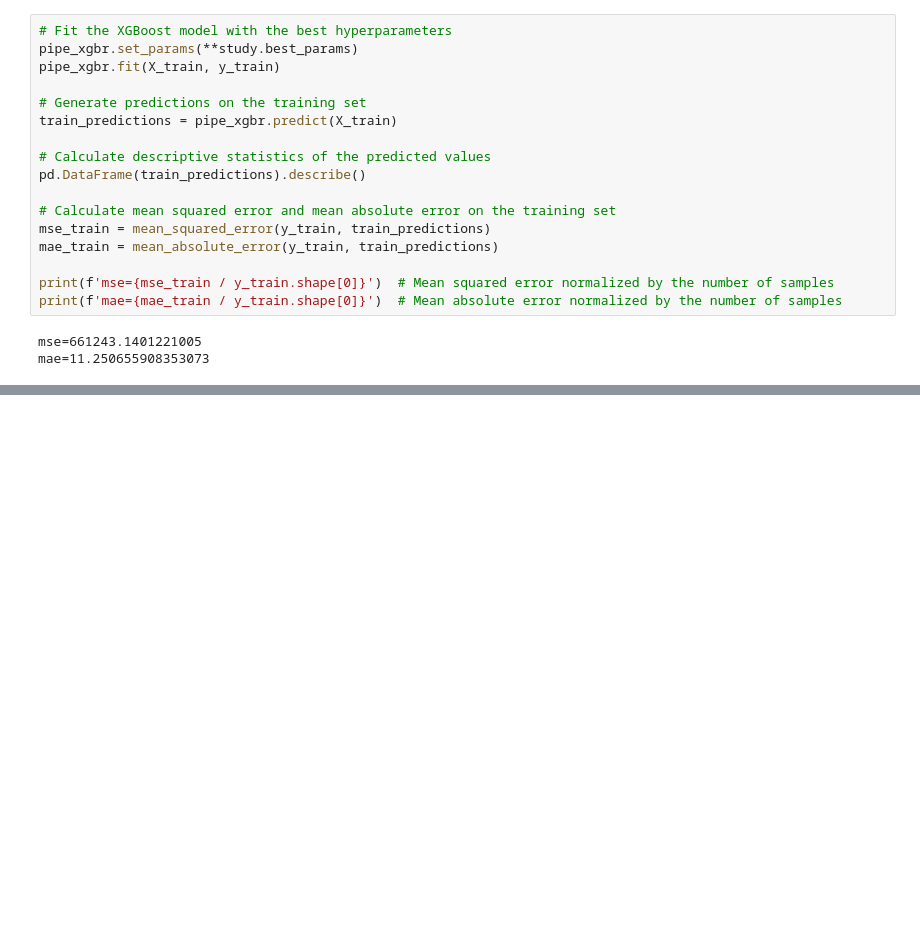
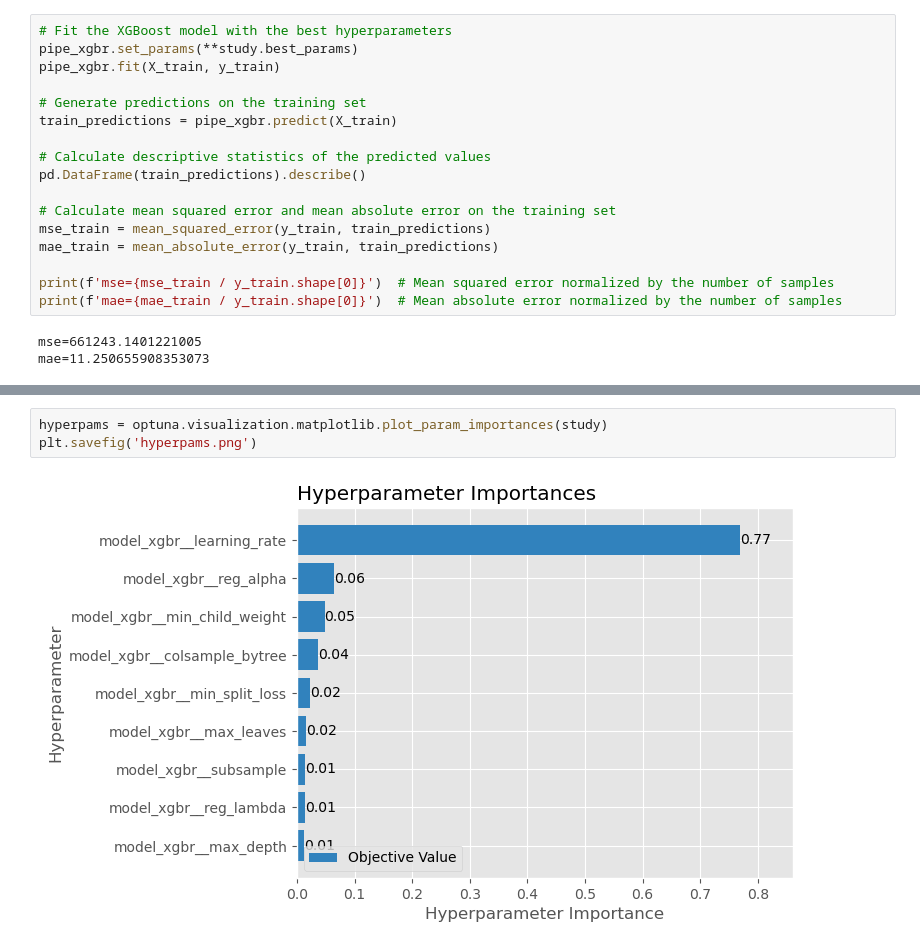
Before and after one commit to rvegrc/ds_salary, a Jupyter notebook: ds_salary.ipynb, the cells around one changed output, grey strips where cells are left out. Cells and saved outputs as stored; diff of their text form; blank space fills up the shorter version.

Commit message:
best hyperpams fig save
best hyperpams fig save

```diff
--- a/ds_salary.ipynb
+++ b/ds_salary.ipynb
@@ -905,0 +911,5 @@ mae=11.250655908353073
+# %%
+hyperpams = optuna.visualization.matplotlib.plot_param_importances(study)
+plt.savefig('hyperpams.png')
+# %% [output]
+[figure, added]
```
Also changed, not shown: parts of 3 cells of this notebook, 3 other files.
